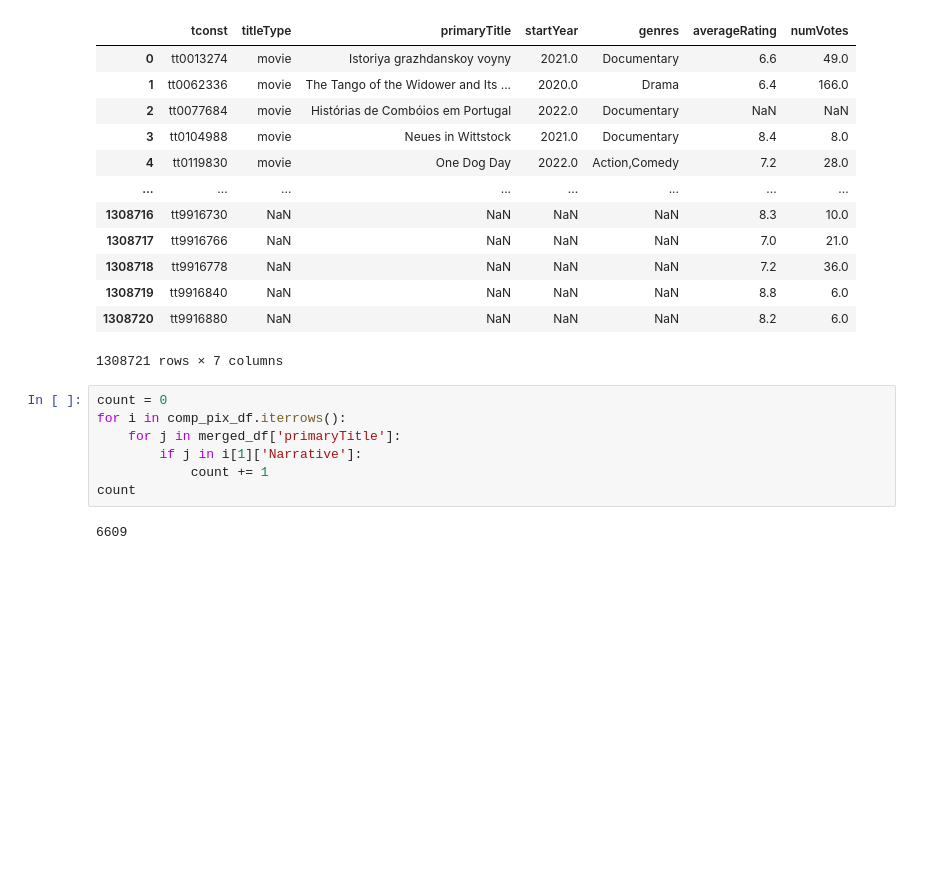
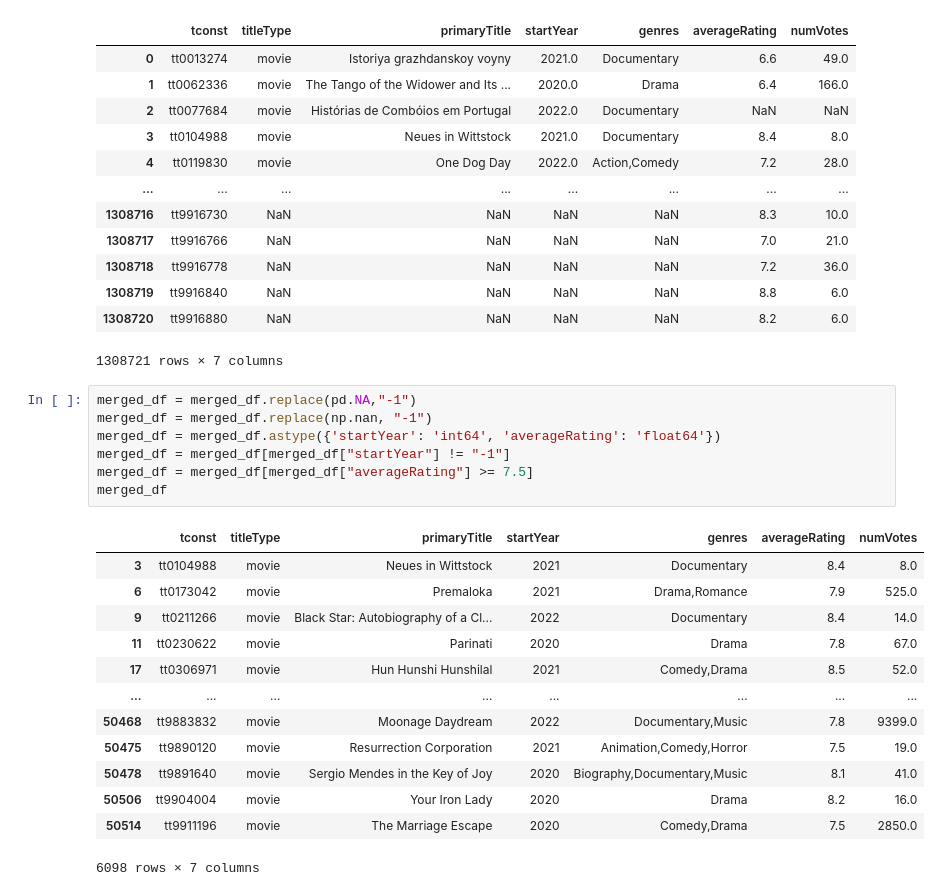
Before and after one commit to medvidov/dsci550, a Jupyter notebook: assignment_1.ipynb, the cells around one changed output. Drawn from its saved outputs; the diff is of its cells as text; blank space fills up the shorter version.

```diff
--- a/assignment_1.ipynb
+++ b/assignment_1.ipynb
@@ -253,11 +259,23 @@ merged_df
 | 1308720 | tt9916880 | NaN | NaN | NaN | NaN | 8.2 | 6.0 |
 1308721 rows × 7 columns
 # %%
-count = 0
-for i in comp_pix_df.iterrows():
-    for j in merged_df['primaryTitle']:
-        if j in i[1]['Narrative']:
-            count += 1
-count
+merged_df = merged_df.replace(pd.NA,"-1")
+merged_df = merged_df.replace(np.nan, "-1")
+merged_df = merged_df.astype({'startYear': 'int64', 'averageRating': 'float64'})
+merged_df = merged_df[merged_df["startYear"] != "-1"]
+merged_df = merged_df[merged_df["averageRating"] >= 7.5]
+merged_df
 # %% [output]
+|  | tconst | titleType | primaryTitle | startYear | genres | averageRating | numVotes |
+| 3 | tt0104988 | movie | Neues in Wittstock | 2021 | Documentary | 8.4 | 8.0 |
+| 6 | tt0173042 | movie | Premaloka | 2021 | Drama,Romance | 7.9 | 525.0 |
+| 9 | tt0211266 | movie | Black Star: Autobiography of a Cl... | 2022 | Documentary | 8.4 | 14.0 |
+| 11 | tt0230622 | movie | Parinati | 2020 | Drama | 7.8 | 67.0 |
+| 17 | tt0306971 | movie | Hun Hunshi Hunshilal | 2021 | Comedy,Drama | 8.5 | 52.0 |
+| ... | ... | ... | ... | ... | ... | ... | ... |
+| 50468 | tt9883832 | movie | Moonage Daydream | 2022 | Documentary,Music | 7.8 | 9399.0 |
+| 50475 | tt9890120 | movie | Resurrection Corporation | 2021 | Animation,Comedy,Horror | 7.5 | 19.0 |
+| 50478 | tt9891640 | movie | Sergio Mendes in the Key of Joy | 2020 | Biography,Documentary,Music | 8.1 | 41.0 |
+| 50506 | tt9904004 | movie | Your Iron Lady | 2020 | Drama | 8.2 | 16.0 |
+| 50514 | tt9911196 | movie | The Marriage Escape | 2020 | Comedy,Drama | 7.5 | 2850.0 |
-6609
+6098 rows × 7 columns
```
Also changed, not shown: parts of 4 cells of this notebook.
